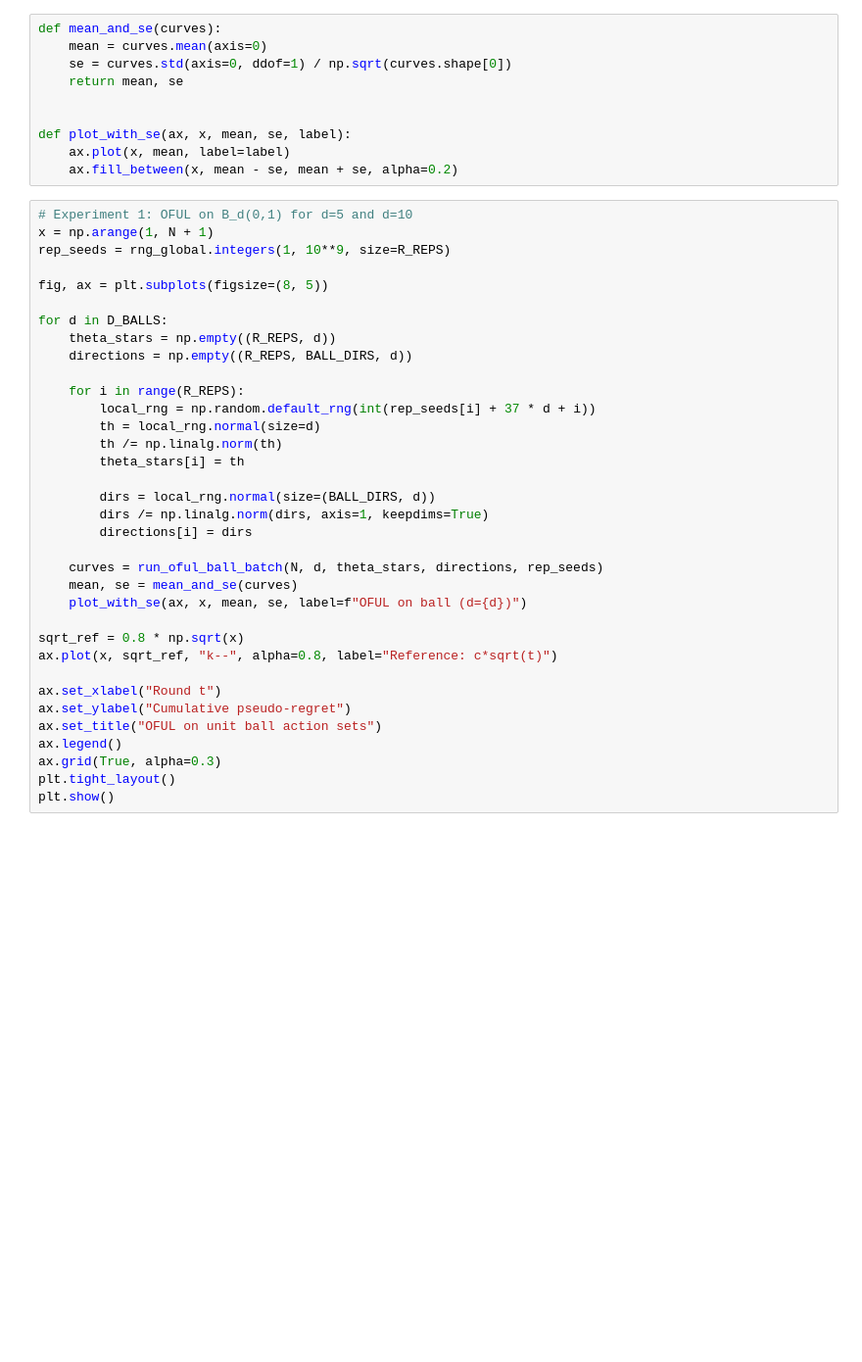
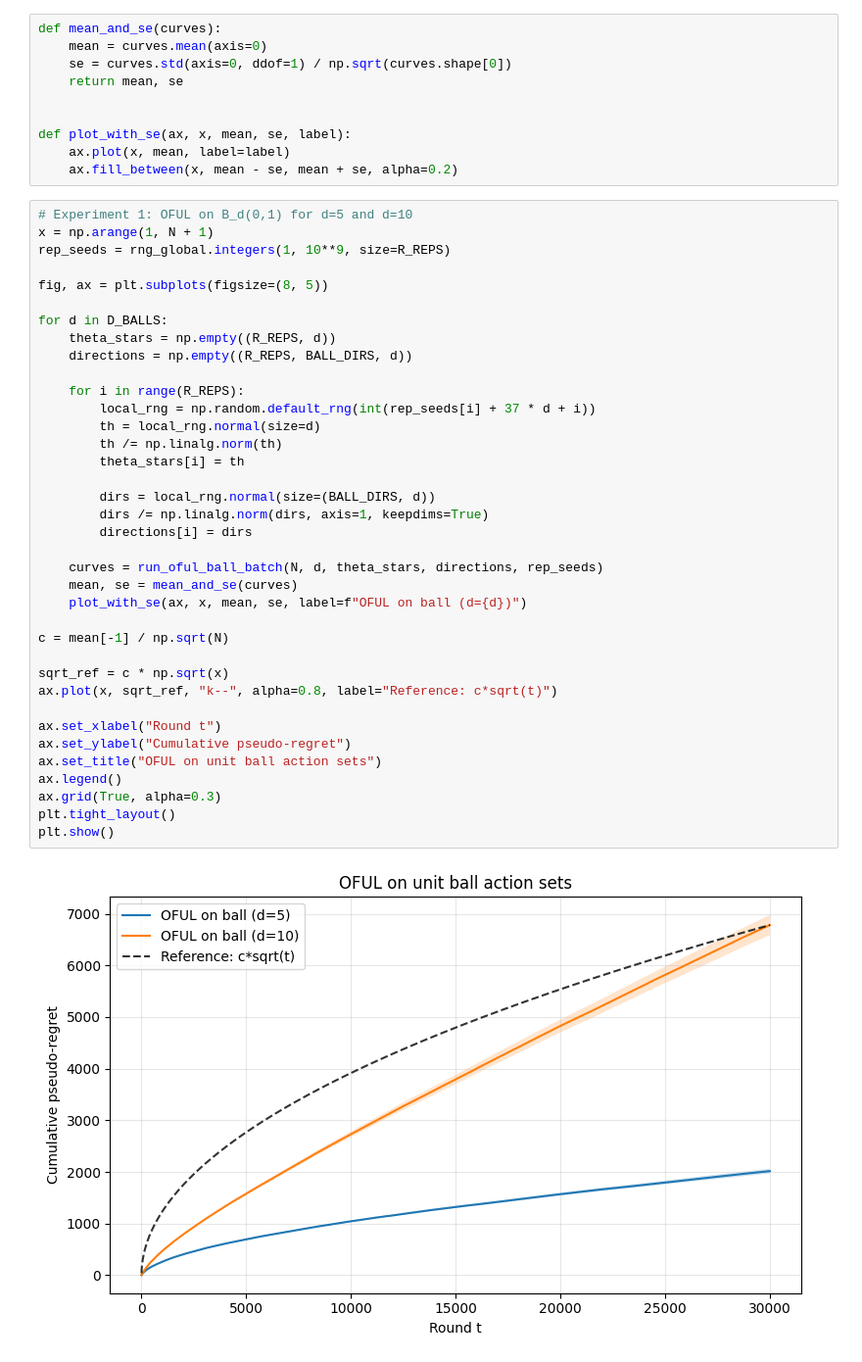
Before and after one commit to aidansmith459/linear-bandits-DS592, a Jupyter notebook: HW6.ipynb, the cells around one changed output. Shown at 98% size. Cells and saved outputs as stored; diff of their text form; blank space fills up the shorter version.

```diff
--- a/HW6.ipynb
+++ b/HW6.ipynb
@@ -216,34 +216,38 @@ rep_seeds = rng_global.integers(1, 10**9, size=R_REPS)
 
 fig, ax = plt.subplots(figsize=(8, 5))
 
 for d in D_BALLS:
     theta_stars = np.empty((R_REPS, d))
     directions = np.empty((R_REPS, BALL_DIRS, d))
 
     for i in range(R_REPS):
         local_rng = np.random.default_rng(int(rep_seeds[i] + 37 * d + i))
         th = local_rng.normal(size=d)
         th /= np.linalg.norm(th)
         theta_stars[i] = th
 
         dirs = local_rng.normal(size=(BALL_DIRS, d))
         dirs /= np.linalg.norm(dirs, axis=1, keepdims=True)
         directions[i] = dirs
 
     curves = run_oful_ball_batch(N, d, theta_stars, directions, rep_seeds)
     mean, se = mean_and_se(curves)
     plot_with_se(ax, x, mean, se, label=f"OFUL on ball (d={d})")
 
-sqrt_ref = 0.8 * np.sqrt(x)
+c = mean[-1] / np.sqrt(N)
+
+sqrt_ref = c * np.sqrt(x)
 ax.plot(x, sqrt_ref, "k--", alpha=0.8, label="Reference: c*sqrt(t)")
 
 ax.set_xlabel("Round t")
 ax.set_ylabel("Cumulative pseudo-regret")
 ax.set_title("OFUL on unit ball action sets")
 ax.legend()
 ax.grid(True, alpha=0.3)
 plt.tight_layout()
 plt.show()
+# %% [output]
+[figure, added]
 # %%
 # Experiment 2: OFUL vs UCB1 on {-1,1}^5
 actions = np.array(list(itertools.product([-1.0, 1.0], repeat=D_FINITE)), dtype=np.float64)
```
Also changed, not shown: parts of 2 cells of this notebook.
